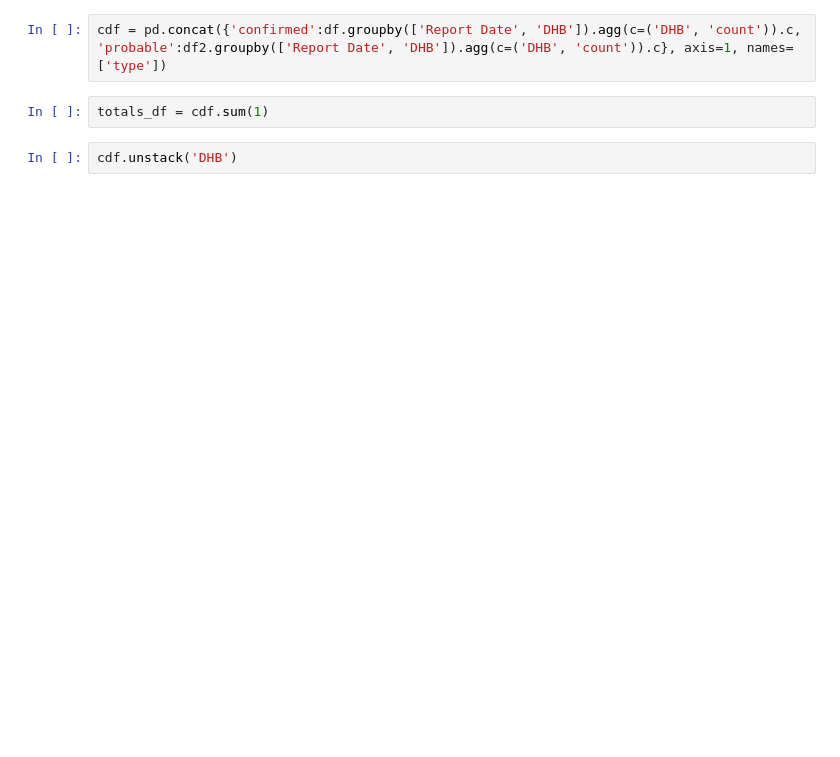
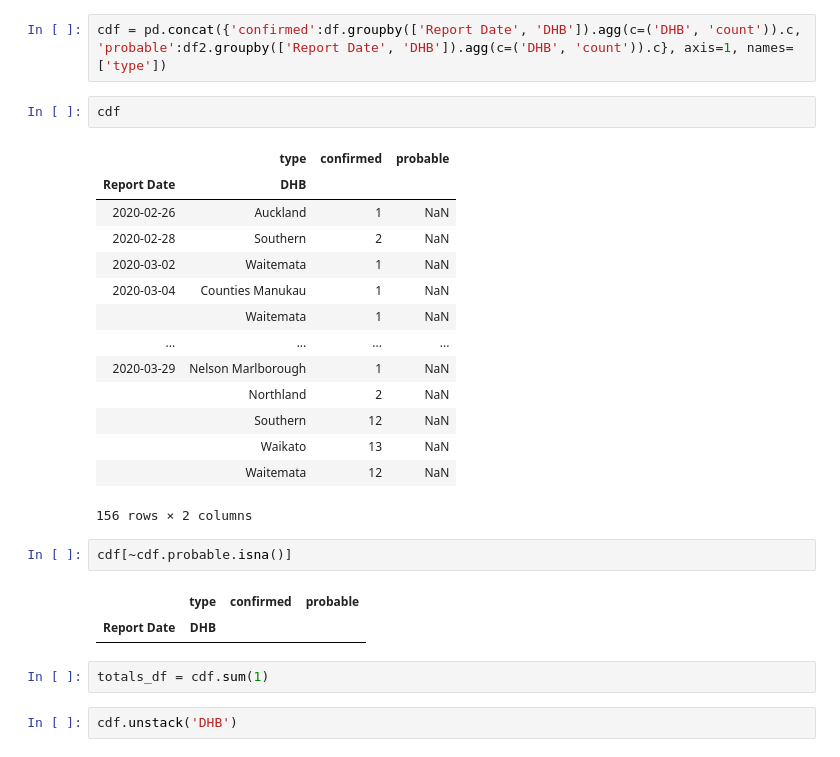
Before and after one commit to timmclennan/timmclennan.github.io, a Jupyter notebook: source/Coronavirus.ipynb, the cells around one changed output. Saved outputs shown, nothing was run; the diff lists cells and outputs as text; blank space fills up the shorter version.

```diff
--- a/source/Coronavirus.ipynb
+++ b/source/Coronavirus.ipynb
@@ -173,5 +225,27 @@ cases_df
 # %%
 cdf = pd.concat({'confirmed':df.groupby(['Report Date', 'DHB']).agg(c=('DHB', 'count')).c, 'probable':df2.groupby(['Report Date', 'DHB']).agg(c=('DHB', 'count')).c}, axis=1, names=['type'])
+# %%
+cdf
+# %% [output]
+|  | type | confirmed | probable |
+| Report Date | DHB |  |  |
+| 2020-02-26 | Auckland | 1 | NaN |
+| 2020-02-28 | Southern | 2 | NaN |
+| 2020-03-02 | Waitemata | 1 | NaN |
+| 2020-03-04 | Counties Manukau | 1 | NaN |
+|  | Waitemata | 1 | NaN |
+| ... | ... | ... | ... |
+| 2020-03-29 | Nelson Marlborough | 1 | NaN |
+|  | Northland | 2 | NaN |
+|  | Southern | 12 | NaN |
+|  | Waikato | 13 | NaN |
+|  | Waitemata | 12 | NaN |
+156 rows × 2 columns
+# %%
+cdf[~cdf.probable.isna()]
+# %% [output]
+|  | type | confirmed | probable |
+| Report Date | DHB |  |  |
 # %%
 totals_df = cdf.sum(1)
 # %%
```
Also changed, not shown: parts of 18 cells of this notebook, 2 other files.
